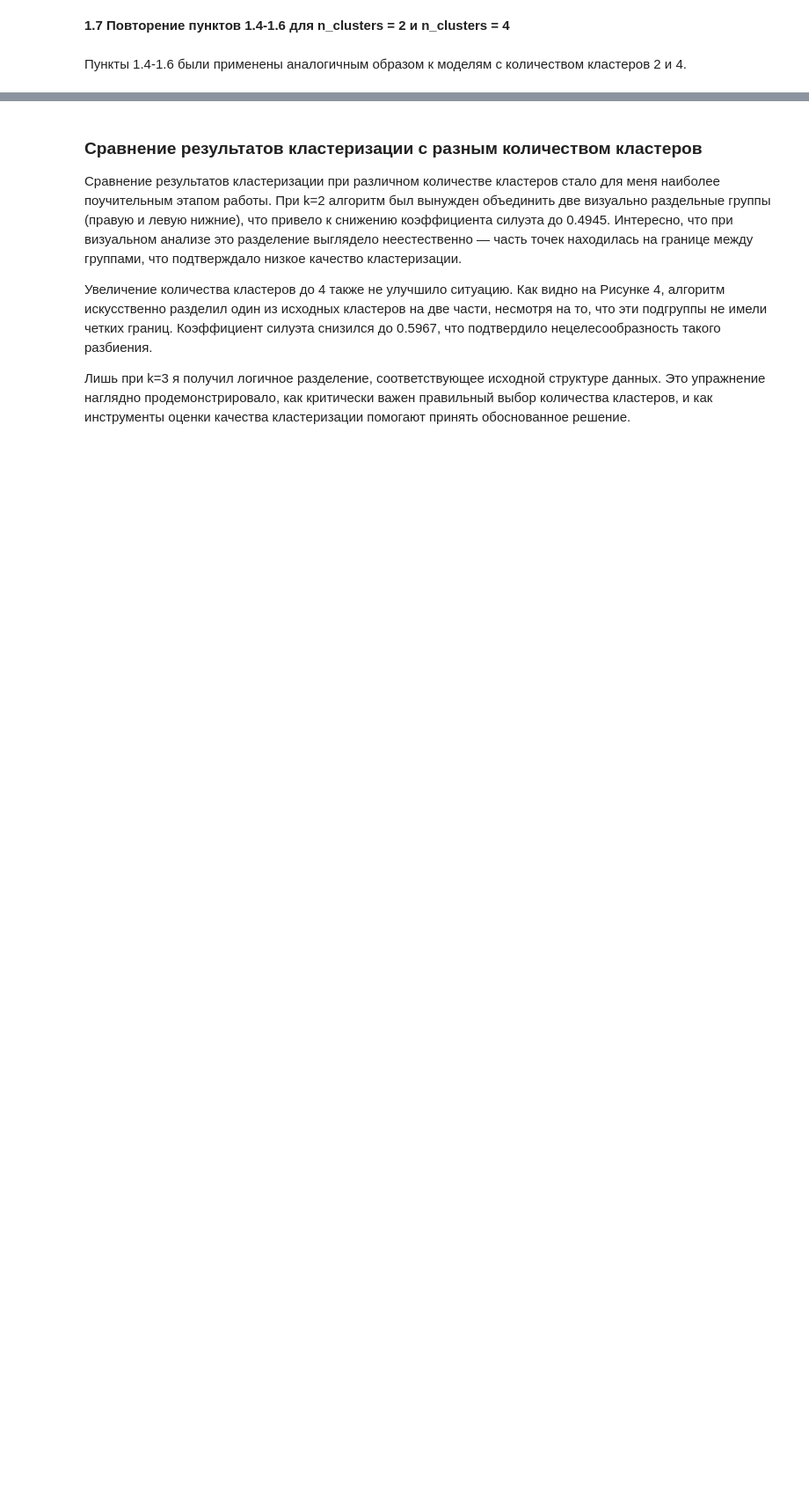
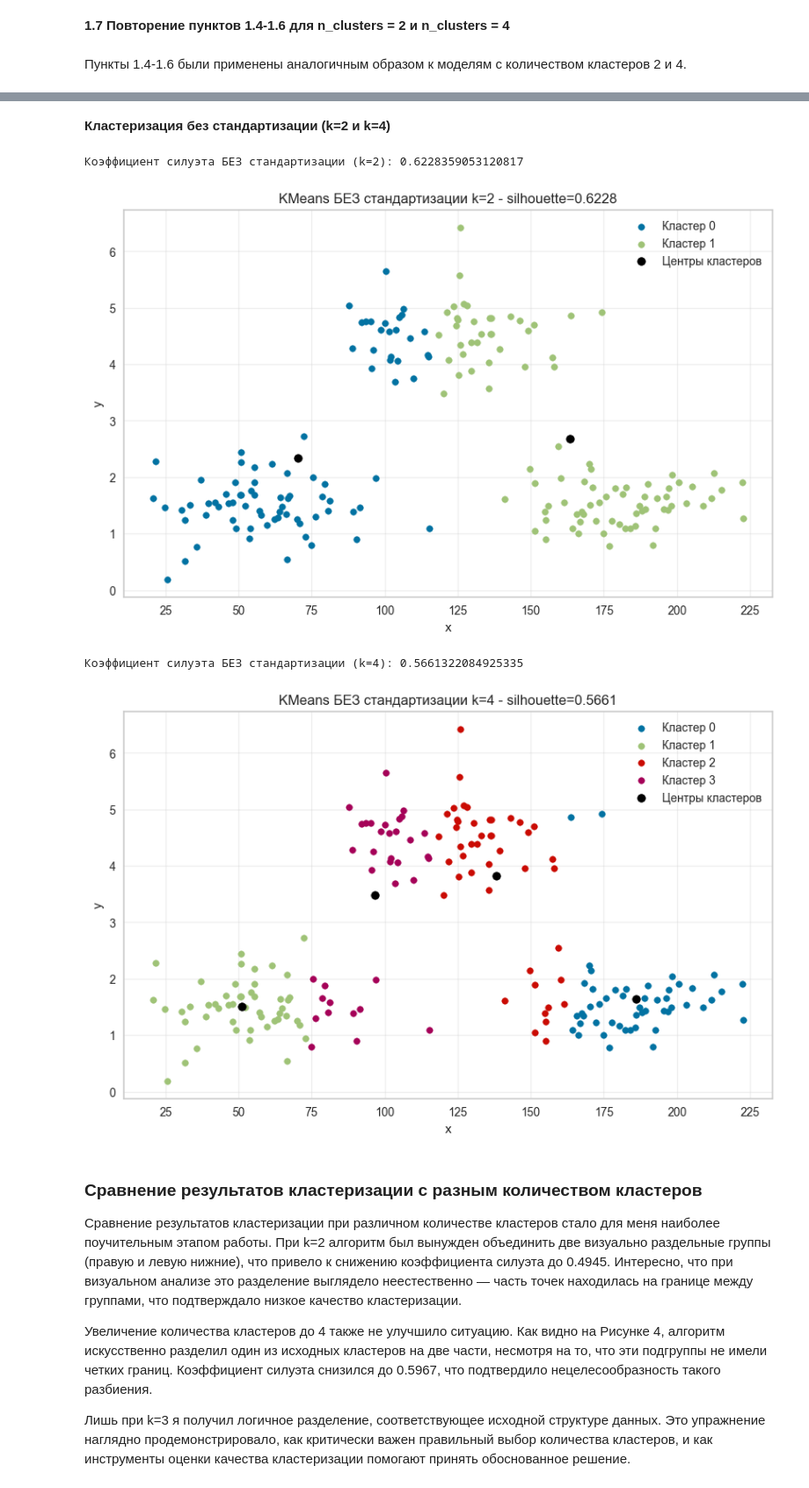
Before and after one commit to singl3focus/data_analysis, a Jupyter notebook: LR4_Tursunov_3.ipynb, the cells around one changed output, grey strips where cells are left out. Shown at 88% size. Drawn from its saved outputs; the diff is of its cells as text; code cells hidden in the pictures; blank space fills up the shorter version.

```diff
--- a/LR4_Tursunov_3.ipynb
+++ b/LR4_Tursunov_3.ipynb
@@ -143,5 +183,46 @@ plt.show()
 Коэффициент силуэта (k=4): 0.5967027016816159
 [figure]
+# %% [markdown]
+**Кластеризация без стандартизации (k=2 и k=4)**
+# %%
+# k=2 БЕЗ стандартизации
+km2_raw = KMeans(n_clusters=2, random_state=seed, n_init=10)
+labels2_raw = km2_raw.fit_predict(X_raw)
+sil2_raw = silhouette_score(X_raw, labels2_raw)
+centers2_raw = km2_raw.cluster_centers_
+
+print('Коэффициент силуэта БЕЗ стандартизации (k=2):', sil2_raw)
+
+plt.figure(figsize=(10,6))
+for lab in np.unique(labels2_raw):
+    plt.scatter(df['x'].values[labels2_raw==lab], df['y'].values[labels2_raw==lab], s=30, label=f'Кластер {lab}')
+plt.scatter(centers2_raw[:,0], centers2_raw[:,1], color='black', label='Центры кластеров')
+
+plt.title(f'KMeans БЕЗ стандартизации k=2 - silhouette={sil2_raw:.4f}')
+plt.xlabel('x'); plt.ylabel('y'); plt.legend(); plt.grid(alpha=0.3)
+plt.show()
+
+# k=4 БЕЗ стандартизации
+km4_raw = KMeans(n_clusters=4, random_state=seed, n_init=10)
+labels4_raw = km4_raw.fit_predict(X_raw)
+sil4_raw = silhouette_score(X_raw, labels4_raw)
+centers4_raw = km4_raw.cluster_centers_
+
+print('Коэффициент силуэта БЕЗ стандартизации (k=4):', sil4_raw)
+
+plt.figure(figsize=(10,6))
+for lab in np.unique(labels4_raw):
+    plt.scatter(df['x'].values[labels4_raw==lab], df['y'].values[labels4_raw==lab], s=30, label=f'Кластер {lab}')
+
+plt.scatter(centers4_raw[:,0], centers4_raw[:,1], color='black', label='Центры кластеров')
+plt.title(f'KMeans БЕЗ стандартизации k=4 - silhouette={sil4_raw:.4f}')
+plt.xlabel('x'); plt.ylabel('y'); plt.legend(); plt.grid(alpha=0.3)
+plt.show()
+# %% [output]
+Коэффициент силуэта БЕЗ стандартизации (k=2): 0.6228359053120817
+[figure, added]
+Коэффициент силуэта БЕЗ стандартизации (k=4): 0.5661322084925335
+[figure, added]
 # %% [markdown]
 ### Сравнение результатов кластеризации с разным количеством кластеров
 
```
Also changed, not shown: parts of 25 cells of this notebook.
